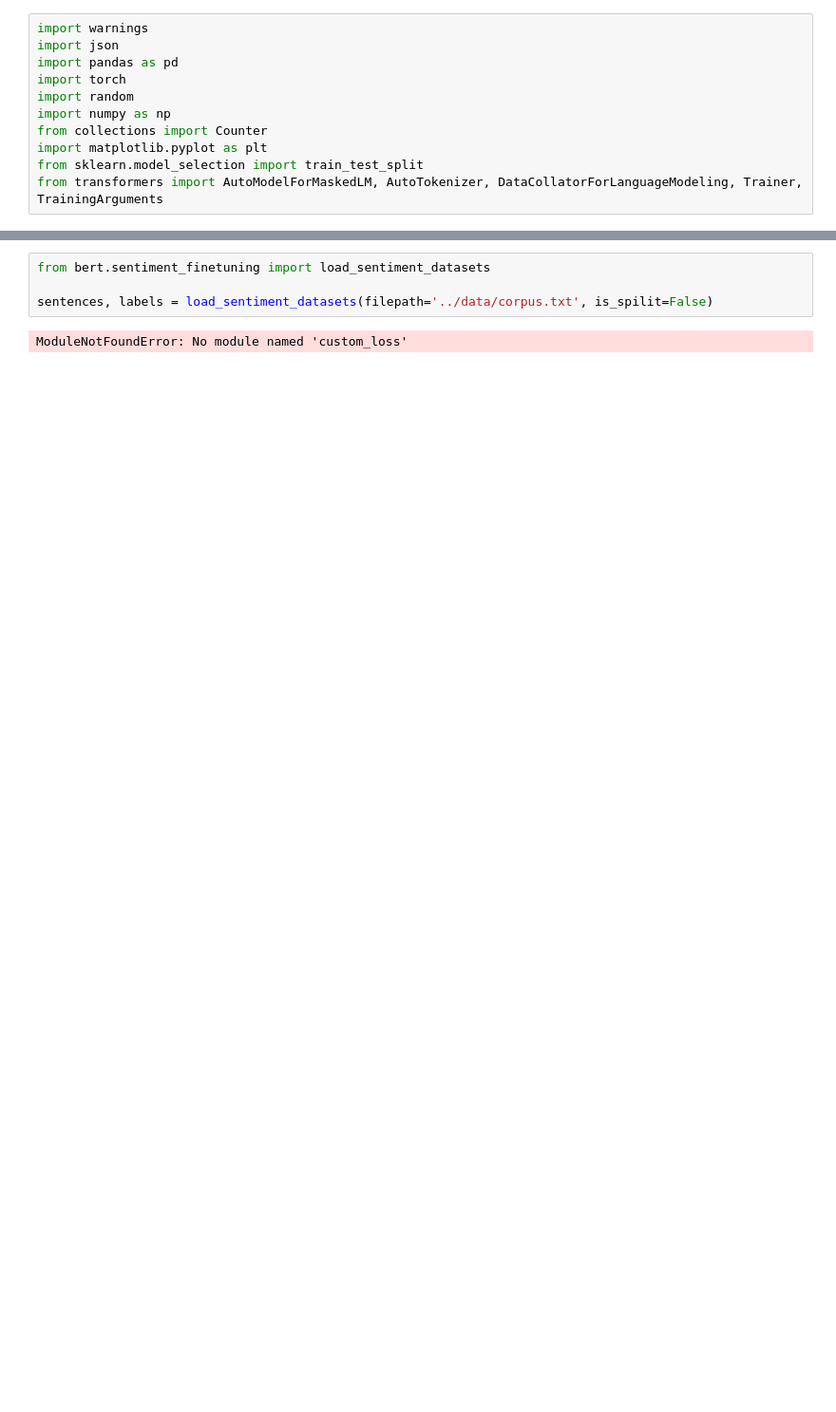
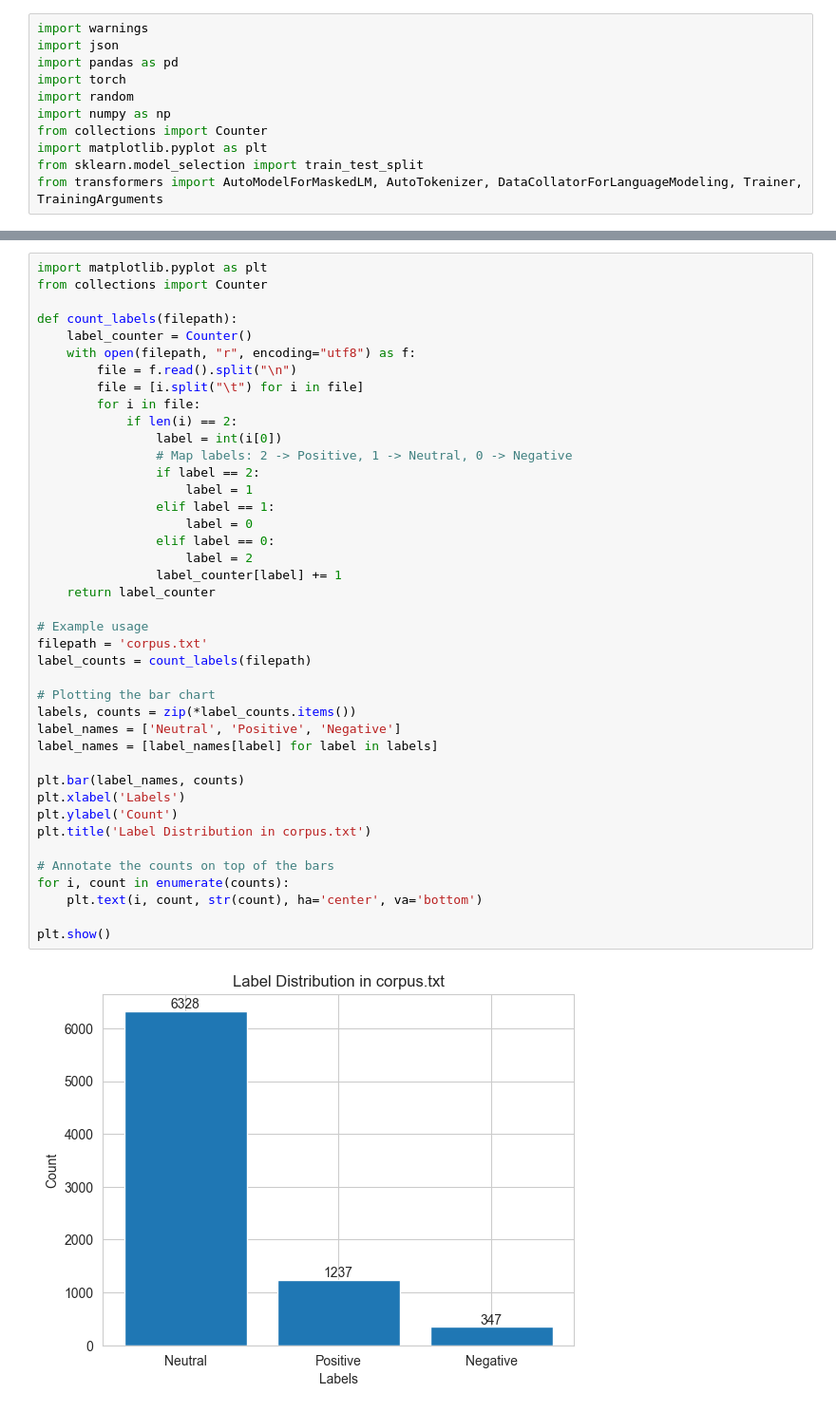
Before and after one commit to goghvan1113/TDCSA, a Jupyter notebook: data/visualize.ipynb, the cells around one changed output, grey strips where cells are left out. Shown at 95% size. Cells and saved outputs as stored; diff of their text form; blank space fills up the shorter version.

```diff
--- a/data/visualize.ipynb
+++ b/data/visualize.ipynb
@@ -72,6 +91,43 @@ plt.show()
 # %%
-from bert.sentiment_finetuning import load_sentiment_datasets
+import matplotlib.pyplot as plt
+from collections import Counter
 
-sentences, labels = load_sentiment_datasets(filepath='../data/corpus.txt', is_spilit=False)
+def count_labels(filepath):
+    label_counter = Counter()
+    with open(filepath, "r", encoding="utf8") as f:
+        file = f.read().split("\n")
+        file = [i.split("\t") for i in file]
+        for i in file:
+            if len(i) == 2:
+                label = int(i[0])
+                # Map labels: 2 -> Positive, 1 -> Neutral, 0 -> Negative
+                if label == 2:
+                    label = 1
+                elif label == 1:
+                    label = 0
+                elif label == 0:
+                    label = 2
+                label_counter[label] += 1
+    return label_counter
+
+# Example usage
+filepath = 'corpus.txt'
+label_counts = count_labels(filepath)
+
+# Plotting the bar chart
+labels, counts = zip(*label_counts.items())
+label_names = ['Neutral', 'Positive', 'Negative']
+label_names = [label_names[label] for label in labels]
+
+plt.bar(label_names, counts)
+plt.xlabel('Labels')
+plt.ylabel('Count')
+plt.title('Label Distribution in corpus.txt')
+
+# Annotate the counts on top of the bars
+for i, count in enumerate(counts):
+    plt.text(i, count, str(count), ha='center', va='bottom')
+
+plt.show()
 # %% [output]
-ModuleNotFoundError: No module named 'custom_loss'
+[figure, added]
```
Also changed, not shown: parts of 21 cells of this notebook, 57 other files.
